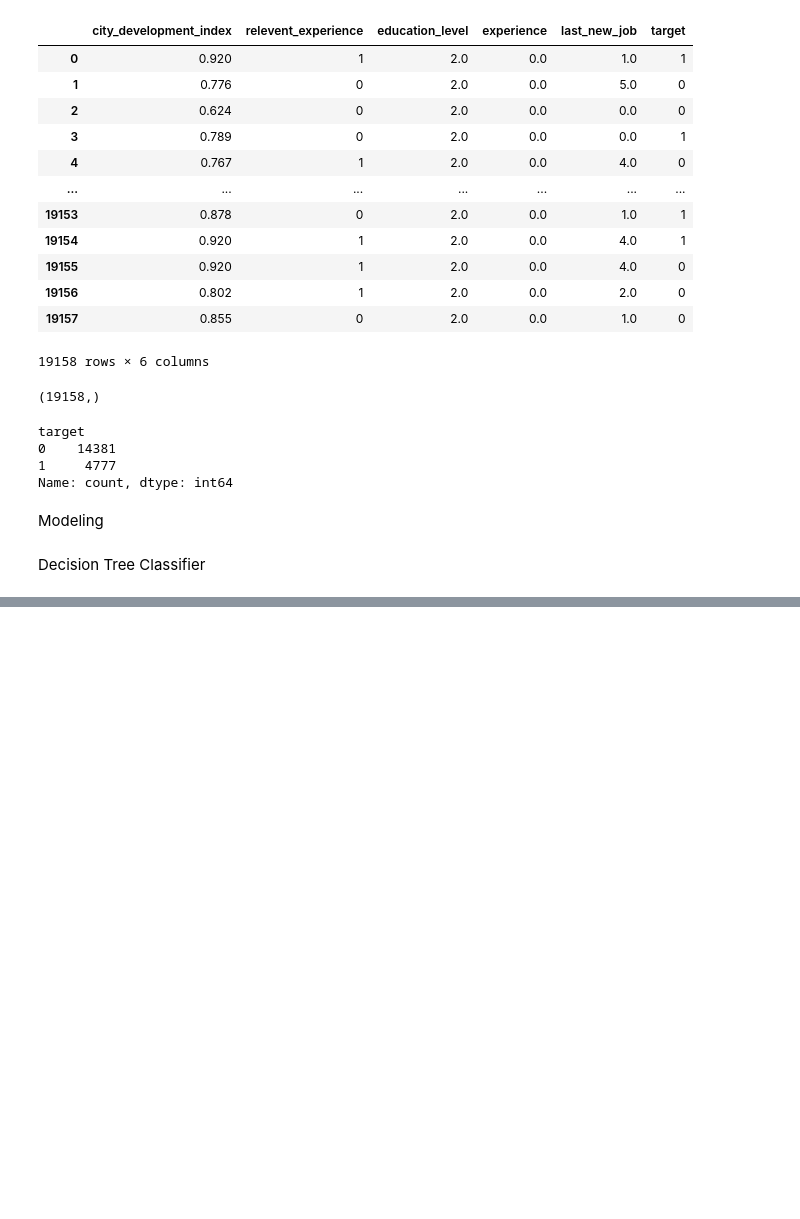
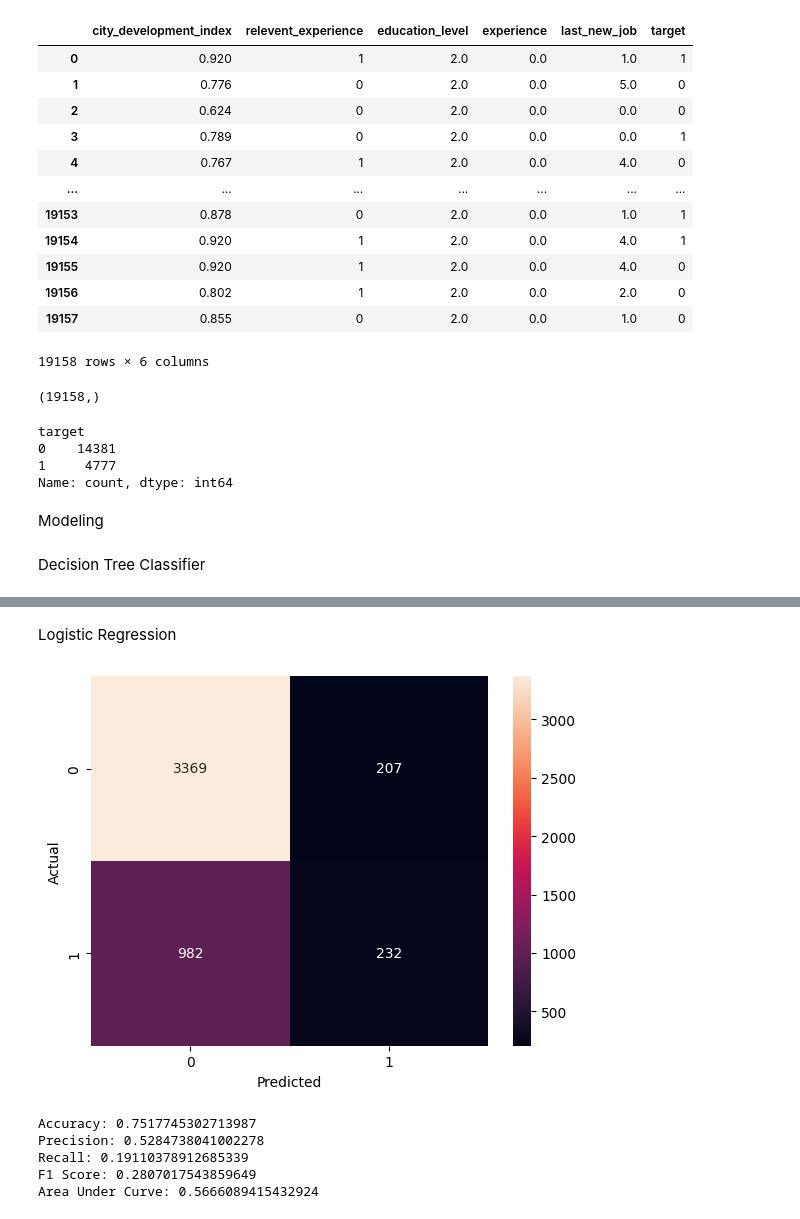
Before and after one commit to IT22106360/QuantaML-FDM-Employee-Retention, a Jupyter notebook: notebooks/modeling.ipynb, the cells around one changed output, grey strips where cells are left out. Drawn from its saved outputs; the diff is of its cells as text; code cells hidden in the pictures; blank space fills up the shorter version.

```diff
--- a/notebooks/modeling.ipynb
+++ b/notebooks/modeling.ipynb
@@ -99,0 +167,23 @@ Area Under Curve: 0.6501316206524183
+# %% [markdown]
+Logistic Regression
+# %%
+#Vishva
+
+from sklearn.linear_model import LogisticRegression
+LR = LogisticRegression()
+
+
+LR_Test = modeler(LR, X, y)
+
+print('Accuracy:',LR_Test['acc'])
+print('Precision:', LR_Test['prec'])
+print('Recall:', LR_Test['rec'])
+print('F1 Score:', LR_Test['f1'])
+print('Area Under Curve:', LR_Test['auc'])
+# %% [output]
+[figure, added]
+Accuracy: 0.7517745302713987
+Precision: 0.5284738041002278
+Recall: 0.19110378912685339
+F1 Score: 0.2807017543859649
+Area Under Curve: 0.5666089415432924
```
Also changed, not shown: parts of 8 cells of this notebook.
